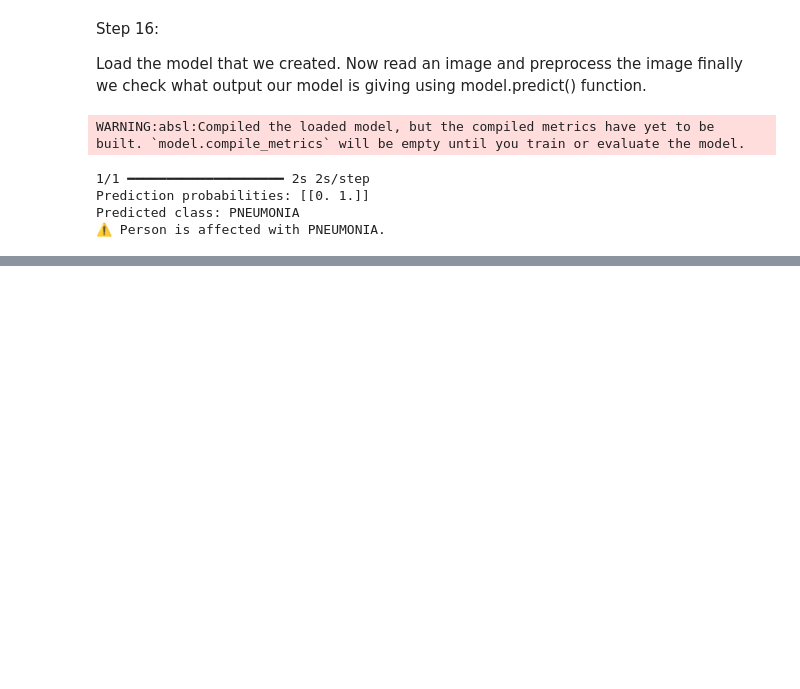
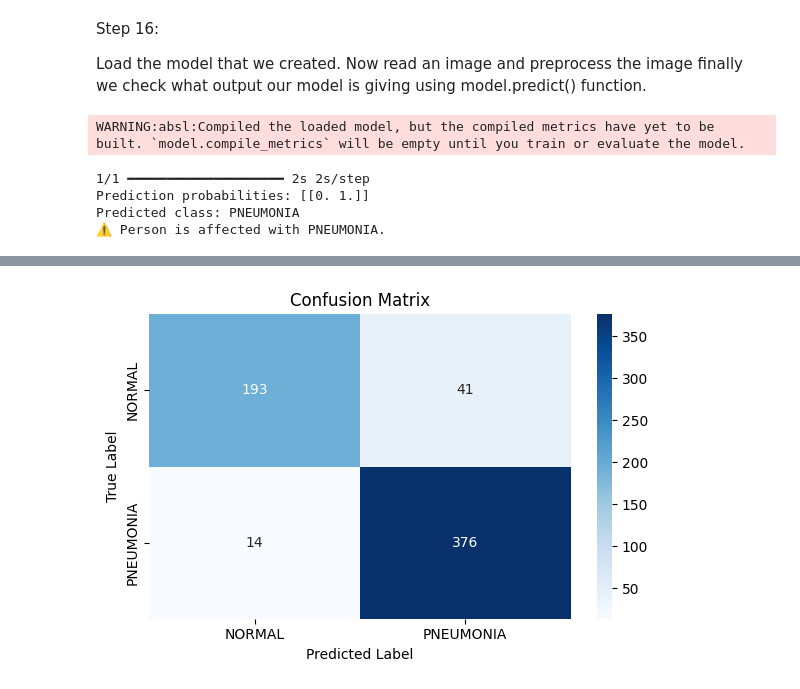
Before and after one commit to mohalkarushikesh/Pneumonia-Detection-using-Deep-Learning., a Jupyter notebook: Pneumonia Detection using Deep Learning.ipynb, the cells around one changed output, grey strips where cells are left out. Saved outputs shown, nothing was run; the diff lists cells and outputs as text; code cells hidden in the pictures; blank space fills up the shorter version.

```diff
--- a/Pneumonia Detection using Deep Learning.ipynb
+++ b/Pneumonia Detection using Deep Learning.ipynb
@@ -316,0 +320,18 @@ Predicted class: PNEUMONIA
+# %%
+# Step 1: Get ground truth and predictions
+true_labels = []
+pred_labels = []
+
+# Reset generator and loop through testing data
+testing_set.reset()
+
+for i in range(len(testing_set)):
+    x, y = testing_set[i]
+    prediction = model.predict(x)
+
+    # True and predicted label indexes
+    true_index = np.argmax(y, axis=1)
+    pred_index = np.argmax(prediction, axis=1)
+
+    true_labels.extend(true_index)
+    pred_labels.extend(pred_index)
@@ -316,0 +356,5 @@ Predicted class: PNEUMONIA
+# %%
+# Step 2: Print classification report
+print("Classification Report:")
+target_names = list(testing_set.class_indices.keys())
+print(classification_report(true_labels, pred_labels, target_names=target_names))
@@ -316,0 +371,15 @@ Predicted class: PNEUMONIA
+# %%
+# Step 3: Plot confusion matrix
+cm = confusion_matrix(true_labels, pred_labels)
+plt.figure(figsize=(6, 4))
+sns.heatmap(cm, annot=True, fmt='d', cmap='Blues',
+            xticklabels=target_names,
+            yticklabels=target_names)
+
+plt.title('Confusion Matrix')
+plt.xlabel('Predicted Label')
+plt.ylabel('True Label')
+plt.tight_layout()
+plt.show()
+# %% [output]
+[figure, added]
```
Also changed, not shown: parts of 7 cells of this notebook.
